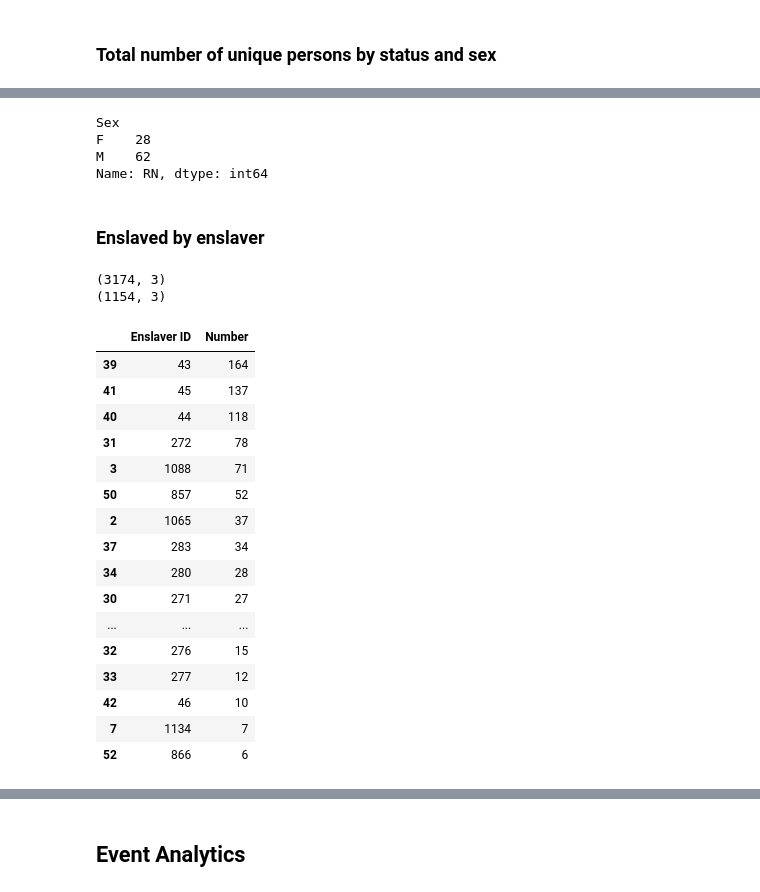
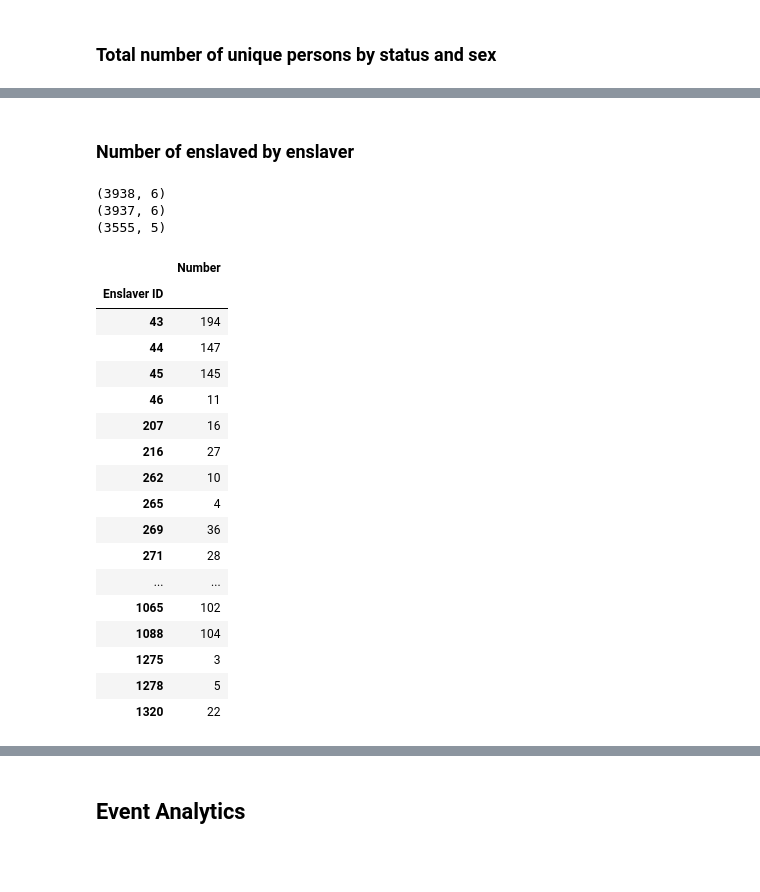
Before and after one commit to turtlek/CabellFamSociety, a Jupyter notebook: EnslavedData_UnionHill.ipynb, the cells around one changed output, grey strips where cells are left out. Drawn from its saved outputs; the diff is of its cells as text; code cells hidden in the pictures; blank space fills up the shorter version.

```diff
--- a/EnslavedData_UnionHill.ipynb
+++ b/EnslavedData_UnionHill.ipynb
@@ -1564,4 +1305,0 @@ enslaved.head()
-# %%
-enslaved = enslaved.join(hold).reset_index()
-print(enslaved.shape)
-enslaved.head(5)
@@ -1595,0 +1306,4 @@ Name: count, dtype: int64
+# %%
+enslaved['Children'] = enslaved['Children'].where(enslaved['Children']!='',np.NaN)
+enslaved['Spouses'] = enslaved['Spouses'].where(enslaved['Spouses']!='',np.NaN)
+enslaved['Overseers'] = enslaved['Overseers'].where(enslaved['Overseers']!='',np.NaN)
@@ -1622,11 +1353,11 @@ homes.head()
 | 73 | Amherst, Virginia | 37.581712 | -79.048750 |
 | 80 | Augusta County, Virginia, United ... | 38.129496 | -79.120816 |
 # %%
-#DataFrame.merge(right, how='inner', on=None, left_on=None, right_on=None, left_index=False, right_index=False, sort=False, suffixes=('_x', '_y'), copy=None, indicator=False, validate=None)
 enslaved = enslaved.merge(homes, how='left',left_on='Place', right_on='Place')
 # Fix order of the columns
-enslaved = enslaved[['Person','Given Name','Alternate Name','Surname','Sex','RN','Birth date','Death date','Father','Mother','Spouses','Children','Event ID','Event Type','Place','lat','long','Status','Enslaver ID','Date','Year','Description','Overseers','Source Description','Page','Repository']]
-
+enslaved = enslaved[['Person','Given Name','Alternate Name','Surname','Sex','RN','Birthyear','Birth date','Deathyear','Death date','Father','Mother','Spouses','Children','Event ID','Event Type','Place','lat','long','Status','Enslaver ID','Date','Year','Description','Overseers','Source','Source Description','Page','Repository']].fillna(np.NaN)
+# replace field that's entirely space (or empty) with NaN
+enslaved.replace(r'^\s*$', np.nan, regex=True)
 print(enslaved.shape)
 enslaved.head()
 # %% [output]
@@ -1642,6 +1370,0 @@ enslaved.head()
-# %%
-enslaved = enslaved.replace(to_replace='', value=np.NaN)
-enslaved['Spouses'] = enslaved['Spouses'].replace(to_replace=' ', value=np.NaN)
-enslaved['Children'] = enslaved['Children'].replace(to_replace='       ', value=np.NaN)
-enslaved['Enslaver ID'] = enslaved['Enslaver ID'].replace(to_replace='       ', value=np.NaN)
-enslaved.head()
@@ -1765,40 +1571,36 @@ Name: RN, dtype: int64
-# %%
-names = enslaved[['RN','Given Name','Sex','Status']]
-names = names.sort_values('Status').set_index('Status').loc['Enslaver'].reset_index().drop(columns={'Status'})
-names.groupby(['Sex'])['RN'].nunique()
-# %% [output]
-Sex
-F    28
-M    62
-Name: RN, dtype: int64
 # %% [markdown]
-### Enslaved by enslaver
+### Number of enslaved by enslaver
 # %%
-UHEnslaved = enslaved[['RN','Enslaver ID','Status']]
+Enslavers = [43,44,45,46,207,216,262,265,268,269,271,272,276,277,280,282,283,677,680,866,857,858,866,919,1034,1065,1088,1278,1275,1320]
+UHEnslaved = enslaved[['RN','Enslaver ID','Status','Source','Event Type','Event ID']]
 print(UHEnslaved.shape)
 UHEnslaved = UHEnslaved.drop_duplicates()
 print(UHEnslaved.shape)
 UHEnslaved = UHEnslaved.sort_values('Status').set_index('Status').loc['Enslaved'].reset_index().drop(columns={'Status'})
 UHEnslaved['Enslaver ID'] = UHEnslaved['Enslaver ID'].replace(regex=[r'\D+'], value=" ")
-UHEnslaved = UHEnslaved.groupby(['Enslaver ID'])['RN'].nunique().to_frame().reset_index().rename(columns={'RN':'Number'}).sort_values('Number', ascending=False)
-UHEnslaved.head(20)
+UHEnslaved['Enslaver ID'] = UHEnslaved['Enslaver ID'].astype(int)
+UHEnslaved = UHEnslaved[UHEnslaved['Enslaver ID'].isin(Enslavers)]
+print(UHEnslaved.shape)
+UHEnslaved.groupby(['Enslaver ID'])['RN'].nunique().to_frame().reset_index().rename(columns={'RN':'Number'}).sort_values(['Enslaver ID']).set_index(['Enslaver ID'])
 # %% [output]
-(3174, 3)
-(1154, 3)
+(3938, 6)
+(3937, 6)
+(3555, 5)
-|  | Enslaver ID | Number |
-| 39 | 43 | 164 |
-| 41 | 45 | 137 |
-| 40 | 44 | 118 |
-| 31 | 272 | 78 |
-| 3 | 1088 | 71 |
-| 50 | 857 | 52 |
-| 2 | 1065 | 37 |
-| 37 | 283 | 34 |
-| 34 | 280 | 28 |
-| 30 | 271 | 27 |
-| ... | ... | ... |
-| 32 | 276 | 15 |
-| 33 | 277 | 12 |
-| 42 | 46 | 10 |
-| 7 | 1134 | 7 |
-| 52 | 866 | 6 |
+|  | Number |
+| Enslaver ID |  |
+| 43 | 194 |
+| 44 | 147 |
+| 45 | 145 |
+| 46 | 11 |
+| 207 | 16 |
+| 216 | 27 |
+| 262 | 10 |
+| 265 | 4 |
+| 269 | 36 |
+| 271 | 28 |
+| ... | ... |
+| 1065 | 102 |
+| 1088 | 104 |
+| 1275 | 3 |
+| 1278 | 5 |
+| 1320 | 22 |
```
Also changed, not shown: parts of 328 cells of this notebook.
